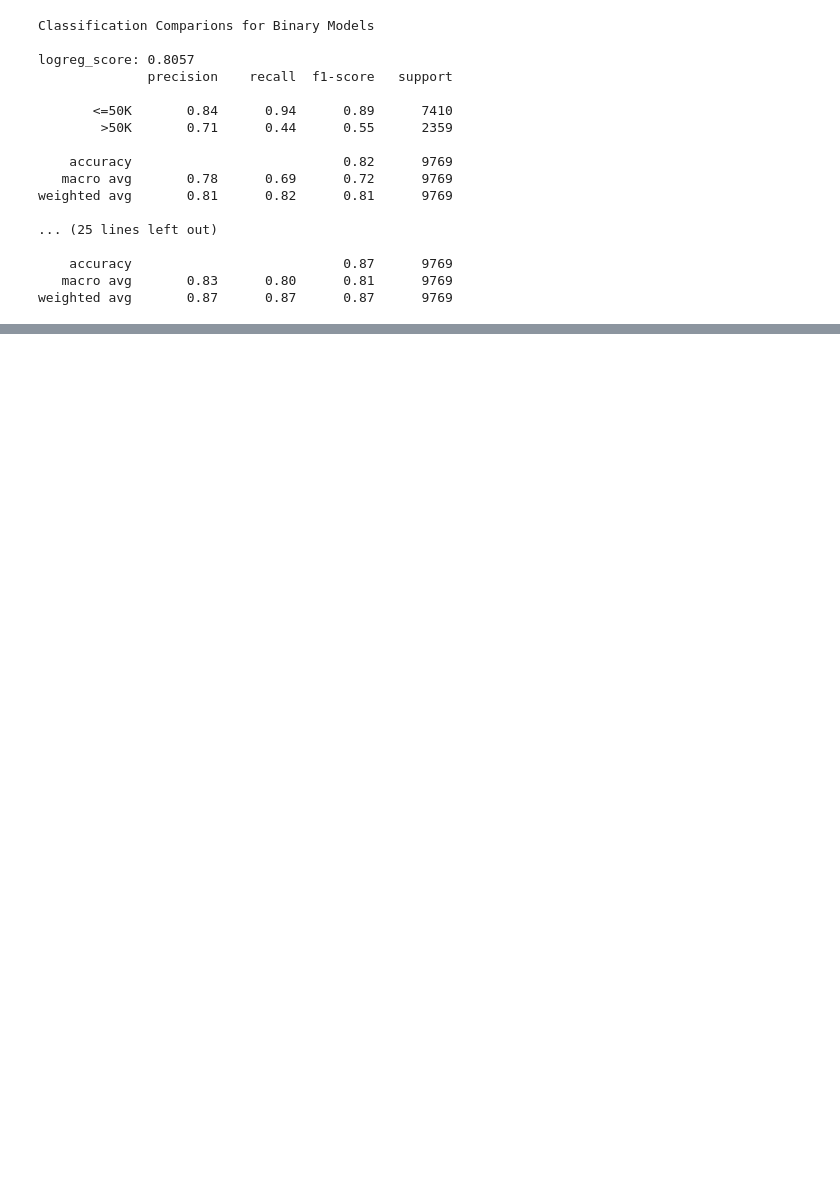
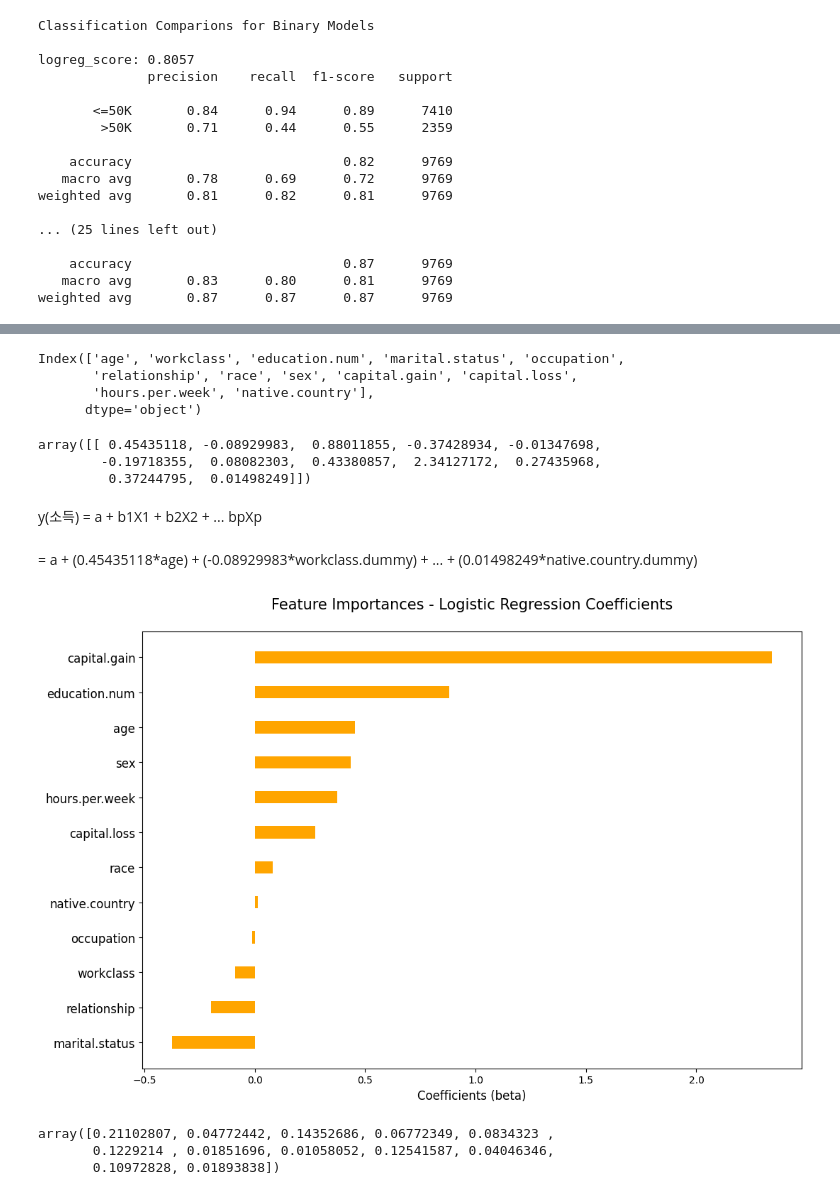
Before and after one commit to HyunsungRyu/self_study2024, a Jupyter notebook: Income_forecast.ipynb, the cells around one changed output, grey strips where cells are left out. Cells and saved outputs as stored; diff of their text form; code cells hidden in the pictures; blank space fills up the shorter version.

```diff
--- a/Income_forecast.ipynb
+++ b/Income_forecast.ipynb
@@ -500,0 +521,42 @@ weighted avg       0.87      0.87      0.87      9769
+# %%
+# X_test 의 컬럼명 확인하기
+
+X_test.columns
+# %% [output]
+Index(['age', 'workclass', 'education.num', 'marital.status', 'occupation',
+       'relationship', 'race', 'sex', 'capital.gain', 'capital.loss',
+       'hours.per.week', 'native.country'],
+      dtype='object')
+# %%
+# Logistic Regression 이진분류 모델의 회귀계수 확인하기
+
+logreg.coef_
+# %% [output]
+array([[ 0.45435118, -0.08929983,  0.88011855, -0.37428934, -0.01347698,
+        -0.19718355,  0.08082303,  0.43380857,  2.34127172,  0.27435968,
+         0.37244795,  0.01498249]])
+# %% [markdown]
+y(소득) = a + b1X1 + b2X2 + ... bpXp
+# %% [markdown]
+=
+a + (0.45435118\*age) + (-0.08929983\*workclass.dummy) + ... + (0.01498249\*native.country.dummy)
+# %%
+# Logistic Regression 이진분류 모델의 회귀계수 시각화 하기
+
+indices =  np.argsort(coef)  # 회귀계수 크기 순으로 정렬
+
+plt.figure(figsize=(12, 8))
+plt.barh(X_test.columns, coef[indices], .35, color='orange', align='center')
+plt.yticks(X_test.columns, X_test.columns[indices], fontsize=12)
+plt.xlabel('Coefficients (beta)', fontsize=12)
+plt.title('Feature Importances - Logistic Regression Coefficients\n', fontsize=15)
+plt.show()
+# %% [output]
+[figure, added]
+# %%
+importances = rfc.feature_importances_
+importances
+# %% [output]
+array([0.21102807, 0.04772442, 0.14352686, 0.06772349, 0.0834323 ,
+       0.1229214 , 0.01851696, 0.01058052, 0.12541587, 0.04046346,
+       0.10972828, 0.01893838])
```
Also changed, not shown: parts of 17 cells of this notebook.
